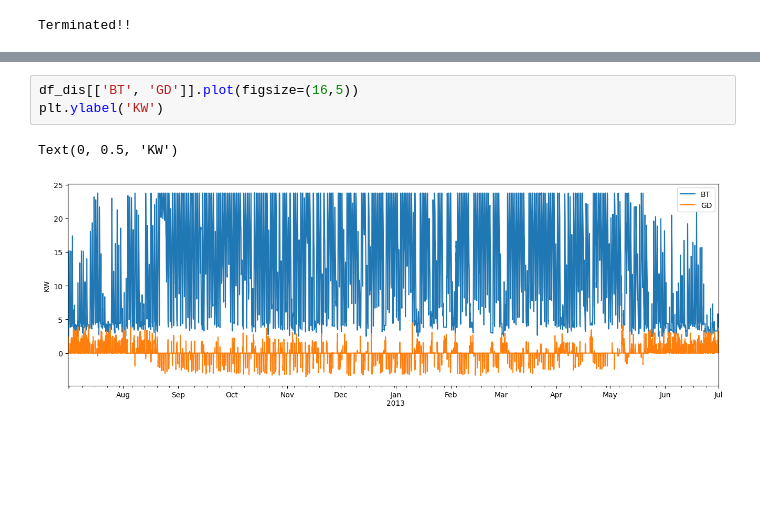
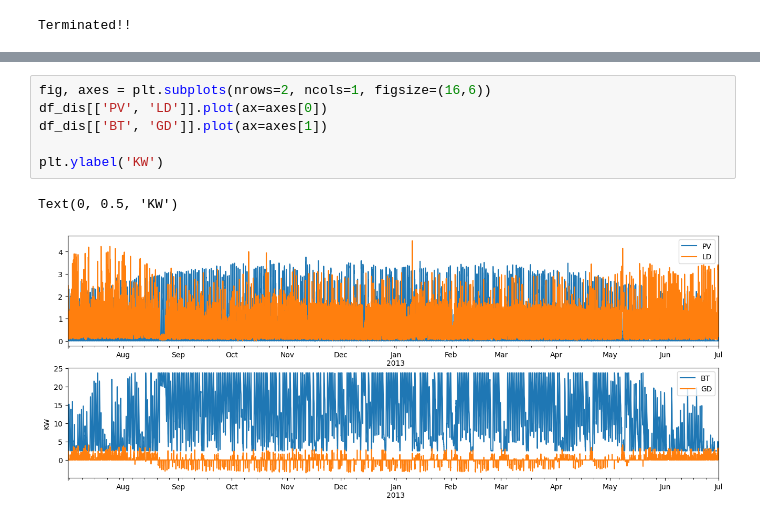
Before and after one commit to JunwookHeo/etc_project, a Jupyter notebook: proc_auggrid/optimise_battery.ipynb, the cells around one changed output, grey strips where cells are left out. Cells and saved outputs as stored; diff of their text form; blank space fills up the shorter version.

```diff
--- a/proc_auggrid/optimise_battery.ipynb
+++ b/proc_auggrid/optimise_battery.ipynb
@@ -411,9 +399,12 @@ plt.show()
-# %%
-df_dis[['BT', 'GD']].plot(figsize=(16,5))
-plt.ylabel('KW')
-# %% [output]
-Text(0, 0.5, 'KW')
-[figure, removed]
+# %%
+fig, axes = plt.subplots(nrows=2, ncols=1, figsize=(16,6))
+df_dis[['PV', 'LD']].plot(ax=axes[0])
+df_dis[['BT', 'GD']].plot(ax=axes[1])
+
+plt.ylabel('KW')
+# %% [output]
+Text(0, 0.5, 'KW')
+[figure, added]
 # %%
 Egen = df_out['PV'].sum()
 print(Egen, 'KW')
```
Also changed, not shown: parts of 6 cells of this notebook.
